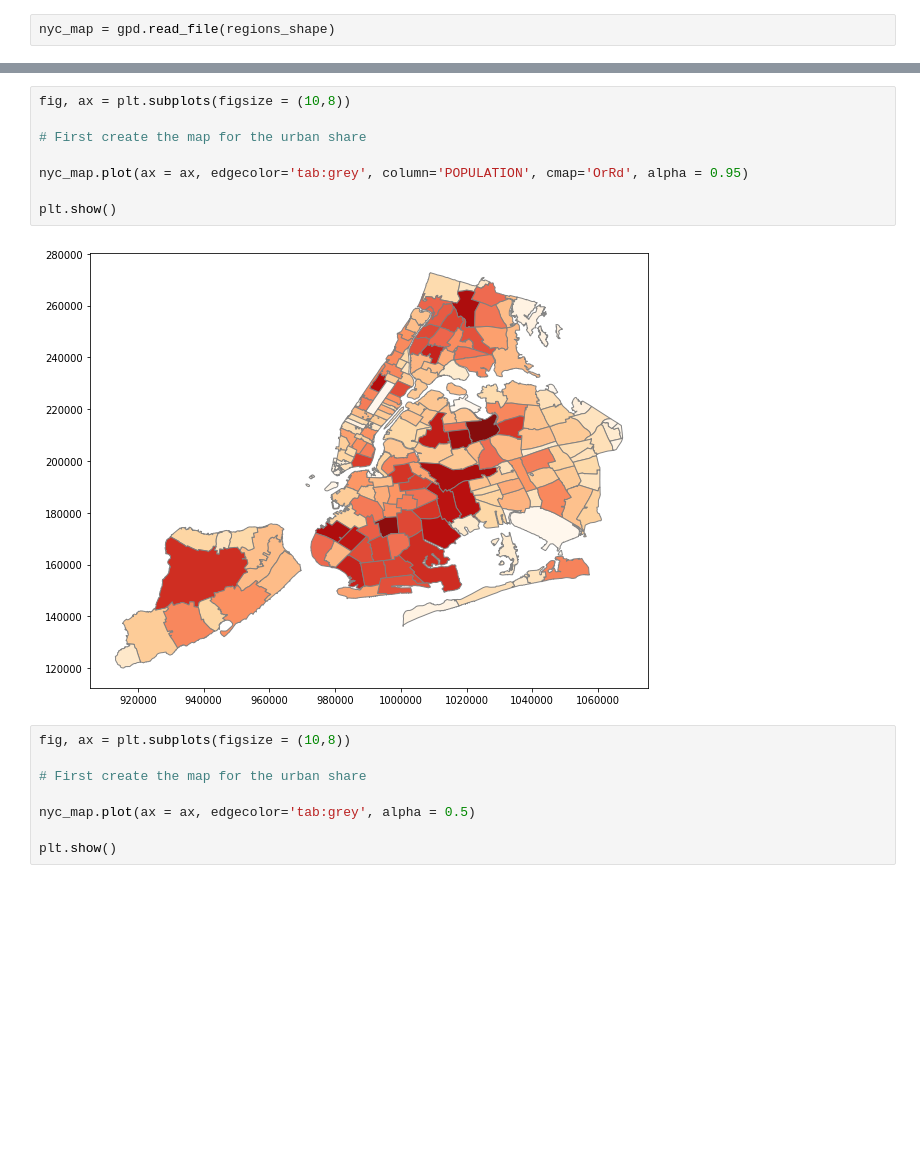
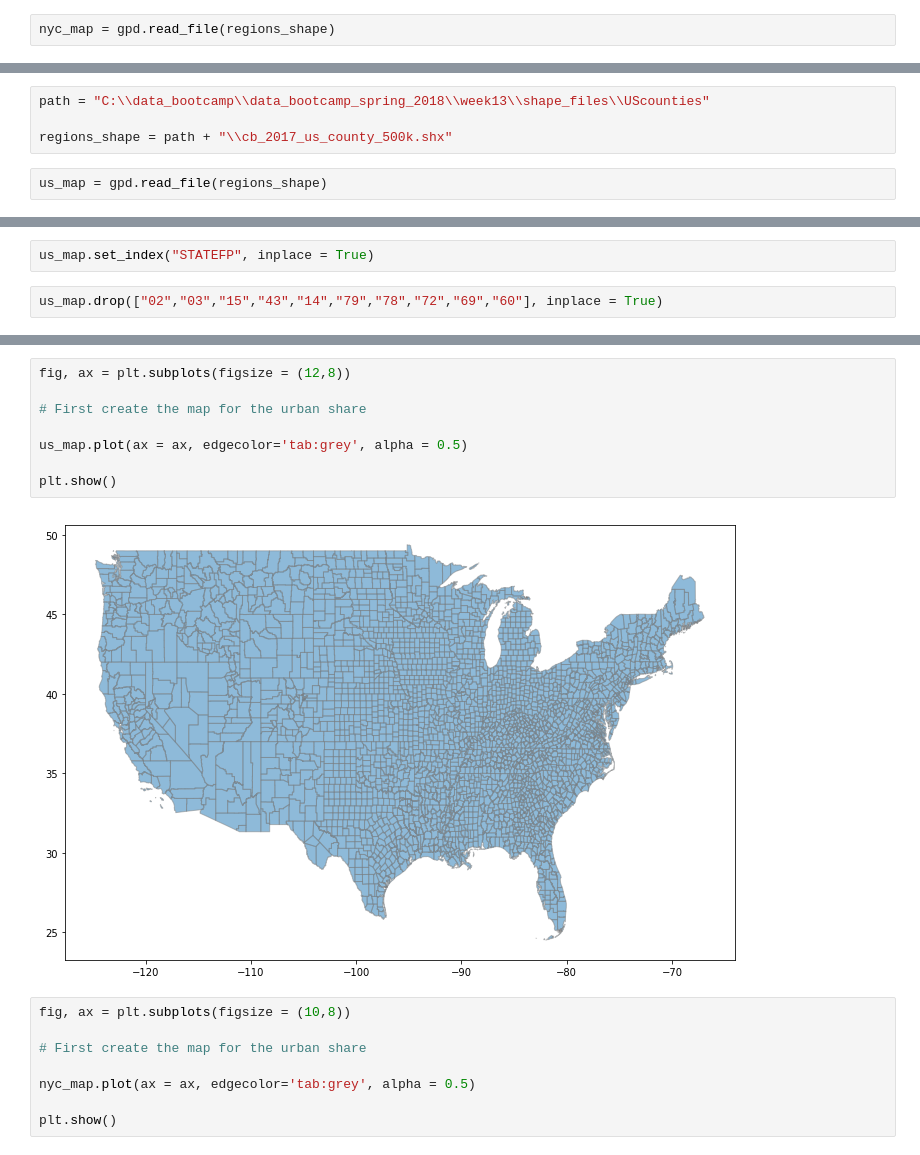
Before and after one commit to mwaugh0328/data_bootcamp_spring_2018, a Jupyter notebook: week13/geopandas.ipynb, the cells around one changed output, grey strips where cells are left out. Saved outputs shown, nothing was run; the diff lists cells and outputs as text; blank space fills up the shorter version.

```diff
--- a/week13/geopandas.ipynb
+++ b/week13/geopandas.ipynb
@@ -21 +75,7 @@ nyc_map = gpd.read_file(regions_shape)
+# %%
+path = "C:\\data_bootcamp\\data_bootcamp_spring_2018\\week13\\shape_files\\UScounties"
+
+regions_shape = path + "\\cb_2017_us_county_500k.shx"
+# %%
+us_map = gpd.read_file(regions_shape)
 # %%
@@ -33,0 +94,4 @@ nyc_map.head()
+# %%
+us_map.set_index("STATEFP", inplace = True)
+# %%
+us_map.drop(["02","03","15","43","14","79","78","72","69","60"], inplace = True)
@@ -34,13 +107,13 @@ nyc_map.head()
 # %%
-fig, ax = plt.subplots(figsize = (10,8))
+fig, ax = plt.subplots(figsize = (12,8))
 
 # First create the map for the urban share
 
-nyc_map.plot(ax = ax, edgecolor='tab:grey', column='POPULATION', cmap='OrRd', alpha = 0.95)
+us_map.plot(ax = ax, edgecolor='tab:grey', alpha = 0.5)
 
 plt.show()
 # %% [output]
-[figure, old version]
+[figure, new version]
 # %%
 fig, ax = plt.subplots(figsize = (10,8))
 
```
Also changed, not shown: parts of 10 cells of this notebook, 1 other file.
